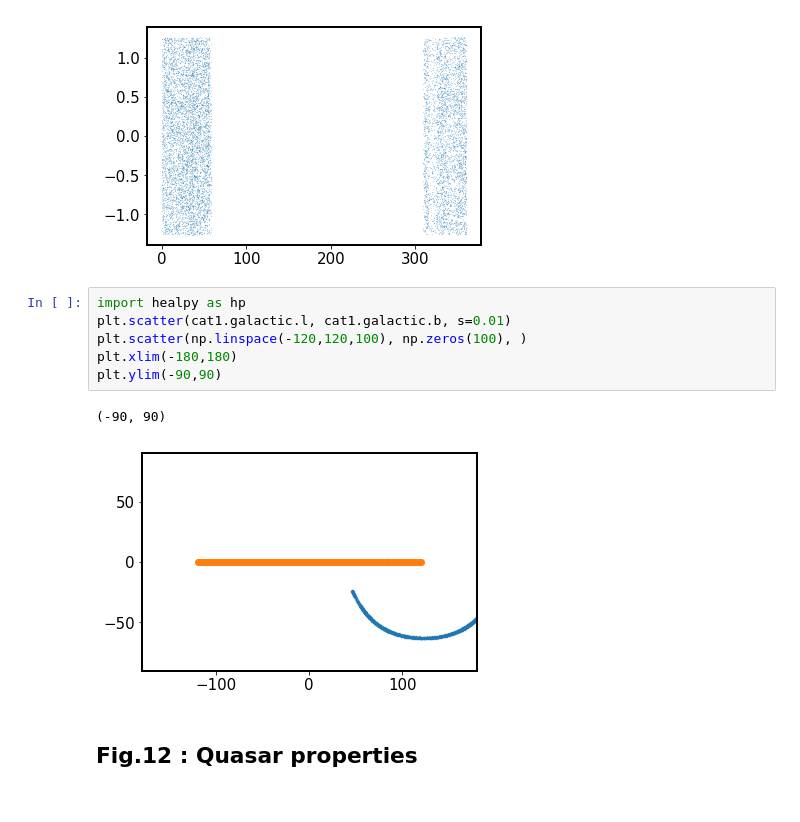
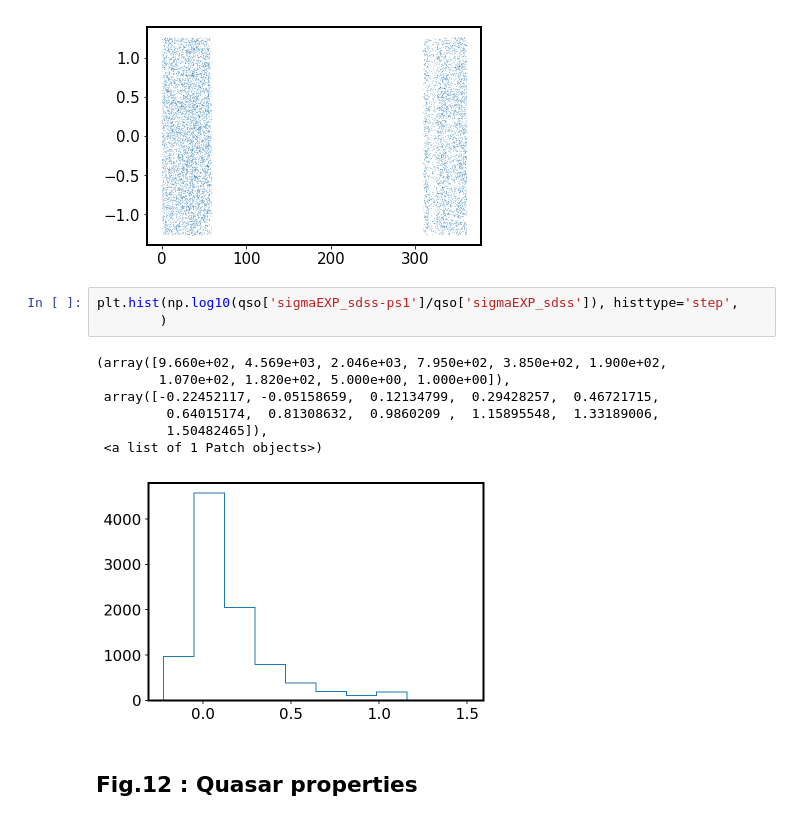
Before and after one commit to suberlak/PS1_SDSS_CRTS, a Jupyter notebook: code2/Trends_quasar_properties.ipynb, the cells around one changed output. Saved outputs shown, nothing was run; the diff lists cells and outputs as text.

```diff
--- a/code2/Trends_quasar_properties.ipynb
+++ b/code2/Trends_quasar_properties.ipynb
@@ -47,15 +49,17 @@ plt.scatter(cat1.ra.deg,  cat1.dec.deg , s=0.01)
 # %% [output]
 <matplotlib.collections.PathCollection at 0x...>
 [figure]
-# %%
-import healpy as hp
-plt.scatter(cat1.galactic.l, cat1.galactic.b, s=0.01)
-plt.scatter(np.linspace(-120,120,100), np.zeros(100), )
-plt.xlim(-180,180)
-plt.ylim(-90,90)
-# %% [output]
-(-90, 90)
-[figure, removed]
+# %%
+plt.hist(np.log10(qso['sigmaEXP_sdss-ps1']/qso['sigmaEXP_sdss']), histtype='step',
+        )
+# %% [output]
+(array([9.660e+02, 4.569e+03, 2.046e+03, 7.950e+02, 3.850e+02, 1.900e+02,
+        1.070e+02, 1.820e+02, 5.000e+00, 1.000e+00]),
+ array([-0.22452117, -0.05158659,  0.12134799,  0.29428257,  0.46721715,
+         0.64015174,  0.81308632,  0.9860209 ,  1.15895548,  1.33189006,
+         1.50482465]),
+ <a list of 1 Patch objects>)
+[figure, added]
 # %% [markdown]
 ## Fig.12 : Quasar properties
 # %%
```
Also changed, not shown: parts of 71 cells of this notebook.
